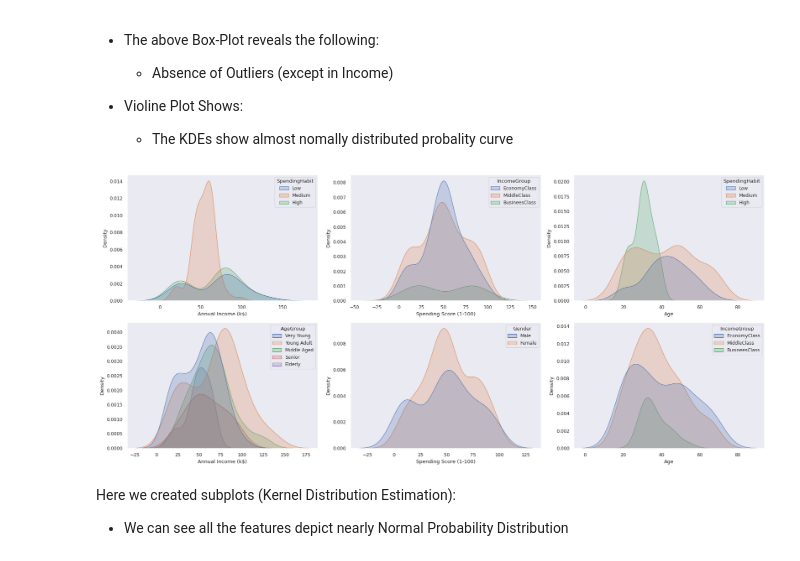
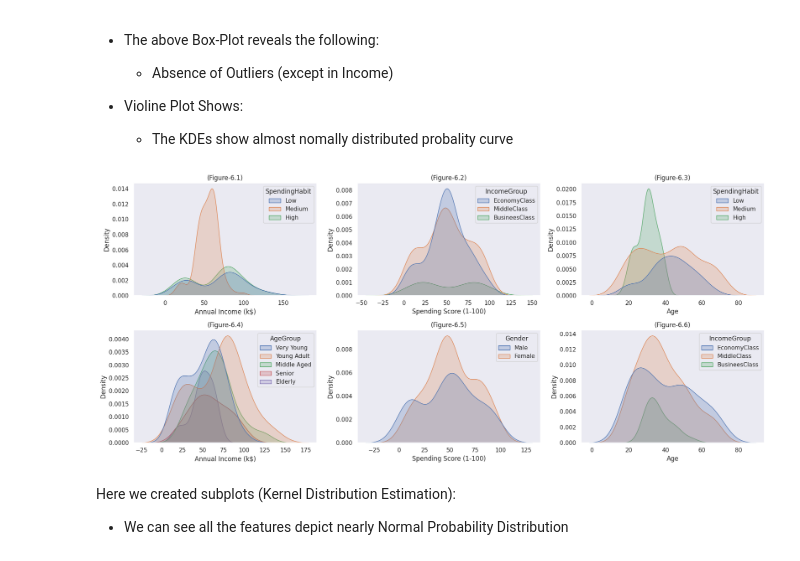
Before and after one commit to pb319/Segment-Stream, a Jupyter notebook: CustSegment.ipynb, the cells around one changed output. Cells and saved outputs as stored; diff of their text form; code cells hidden in the pictures.

```diff
--- a/CustSegment.ipynb
+++ b/CustSegment.ipynb
@@ -188,23 +215,3 @@ Gender
 Male      18
 Female    13
 Name: count, dtype: int64
-# %%
-fig,axes = plt.subplots(1,3,figsize=(18,5))
-sns.set_theme("paper","dark")
-
-sns.barplot(data=customer_dataNew, x="SpendingHabit", y="Annual Income (k$)", hue="Gender",ax=axes[0],errorbar= ("sd"))
-axes[0].set_title("Figure-1.1",fontsize = 14)
-# sns.scatterplot(data=customer_dataNew, x="Annual Income (k$)",y ="Spending Score (1-100)", hue="Gender",ax=axes[0][1])
-
-sns.barplot(data=customer_dataNew, x="SpendingHabit", y="Annual Income (k$)", hue="AgeGroup",ax=axes[1],errorbar= ("sd"))
-axes[1].set_title("Age Group Effect",fontsize = 14)
-# sns.scatterplot(data=customer_dataNew, x="Annual Income (k$)",y="Spending Score (1-100)", hue="AgeGroup",ax=axes[1][1])
-
-sns.barplot(data=customer_dataNew, x="SpendingHabit" ,y="Annual Income (k$)", hue="IncomeGroup",ax=axes[2],errorbar= ("sd"))
-axes[2].set_title("Income Group Effect",fontsize = 14)
-# sns.scatterplot(data=customer_dataNew, x="Annual Income (k$)",y="Spending Score (1-100)", hue="Gender",ax=axes[2][1])
-# sns.scatterplot(data=customer_dataNew, x="Annual Income (k$)", y="Spending Score (1-100)", hue="IncomeGroup",ax=axes[1])
-# sns.scatterplot(data=customer_dataNew, x="Annual Income (k$)", y="Spending Score (1-100)", hue="AgeGroup",ax=axes[2])
-
-plt.tight_layout()
-plt.show()
@@ -328,36 +365,36 @@ plt.show()
 # %%
 # Create subplots: 1 row, 3 columns, sharing y-axis
 fig, axes = plt.subplots(2, 3, figsize=(18, 8), sharey=False)
 
 # Plot KDE for Annual Income
 sns.kdeplot(data=customer_dataNew, x="Annual Income (k$)",hue="SpendingHabit", ax=axes[0][0], fill=True, color= "0")
-# axes[0][0].set_title("Annual Income (k$)")
+axes[0][0].set_title("(Figure-6.1)")
 
 # Plot KDE for Spending Score
 sns.kdeplot(data=customer_dataNew, x="Spending Score (1-100)",hue="IncomeGroup", ax=axes[0][1], fill=True, )
-# axes[0][1].set_title("Spending Score (1-100)")
+axes[0][1].set_title("(Figure-6.2)")
 
 # Plot KDE for Age
 sns.kdeplot(data=customer_dataNew, x="Age",hue="SpendingHabit", ax=axes[0][2], fill=True, color= "purple")
-# axes[0][2].set_title("Age")
+axes[0][2].set_title("(Figure-6.3)")
 
 # Plot KDE for Annual Income
 sns.kdeplot(data=customer_dataNew, x="Annual Income (k$)",hue="AgeGroup", ax=axes[1][0], fill=True, color= "0")
-# axes[1][1].set_title("Annual Income (k$)")
+axes[1][0].set_title("(Figure-6.4)")
 
 # Plot KDE for Spending Score
 sns.kdeplot(data=customer_dataNew, x="Spending Score (1-100)",hue="Gender", ax=axes[1][1], fill=True, )
-# axes[1][1].set_title("Spending Score (1-100)")
+axes[1][1].set_title("(Figure-6.5)")
 
 # Plot KDE for Age
 sns.kdeplot(data=customer_dataNew, x="Age",hue="IncomeGroup", ax=axes[1][2], fill=True, color= "purple")
-# axes[1][2].set_title("Age")
+axes[1][2].set_title("(Figure-6.6)")
 
 # Adjust layout
 plt.tight_layout()
 plt.show()
 # %% [output]
-[figure, old version]
+[figure, new version]
 # %% [markdown]
 Here we created subplots (Kernel Distribution Estimation):
 - We can see all the features depict nearly Normal Probability Distribution
```
Also changed, not shown: parts of 27 cells of this notebook.
